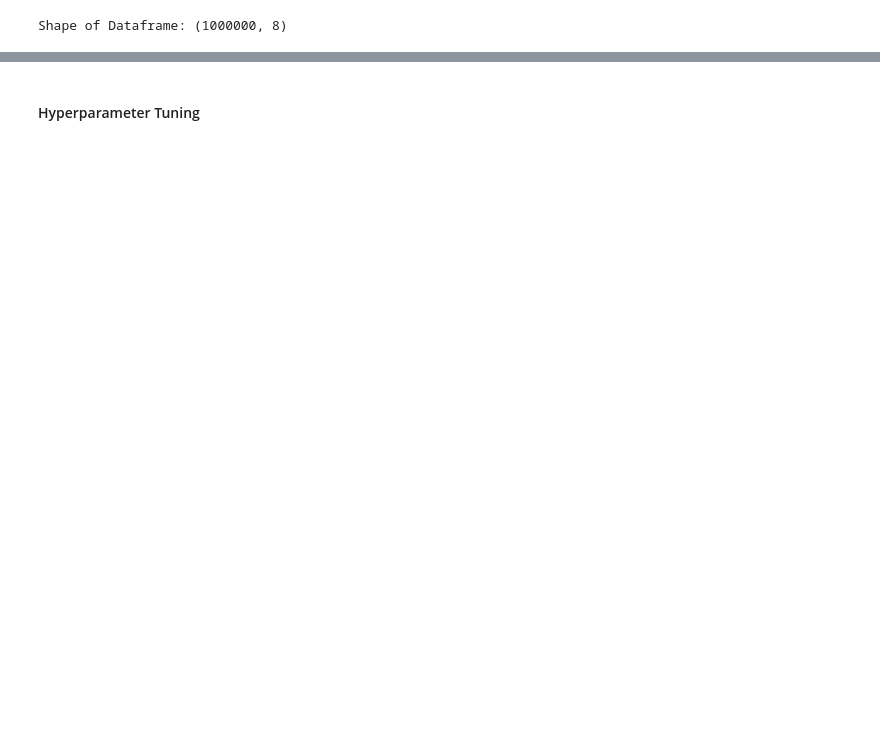
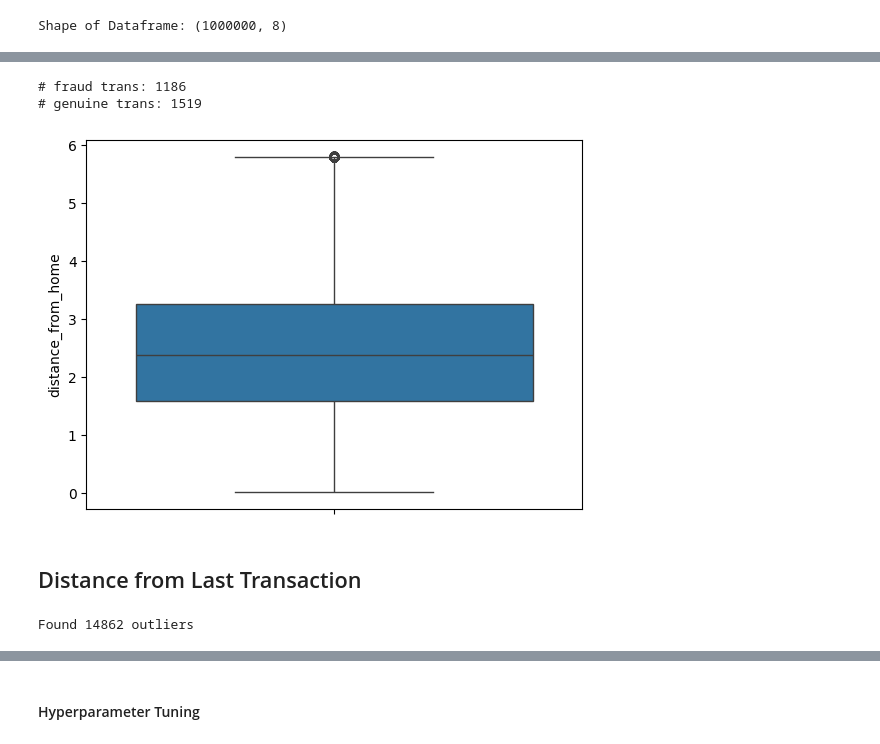
Before and after one commit to MadMoose02/COMP3608-Project, a Jupyter notebook: CreditCardFraud_Project.ipynb, the cells around one changed output, grey strips where cells are left out. Drawn from its saved outputs; the diff is of its cells as text; code cells hidden in the pictures; blank space fills up the shorter version.

```diff
--- a/CreditCardFraud_Project.ipynb
+++ b/CreditCardFraud_Project.ipynb
@@ -173,0 +165,4 @@ plot_attribute_graphs(df, attribute)
+# %%
+IQR = df['distance_from_home'].quantile(0.75) - df['distance_from_home'].quantile(0.25)
+print("IQR", " "*8, IQR.round(6))
+print(df['distance_from_home'].describe())
@@ -173,0 +180,35 @@ plot_attribute_graphs(df, attribute)
+# %%
+fraud_outliers = df[
+    (df['distance_from_home'] < df['distance_from_home'].quantile(0.25) - 1.5 * IQR) |
+    (df['distance_from_home'] > df['distance_from_home'].quantile(0.75) + 1.5 * IQR) &
+    (df['fraud'] == 1)
+]
+genuine_outliers = df[
+    (df['distance_from_home'] < df['distance_from_home'].quantile(0.25) - 1.5 * IQR) |
+    (df['distance_from_home'] > df['distance_from_home'].quantile(0.75) + 1.5 * IQR) &
+    (df['fraud'] == 0)
+]
+print("# fraud trans:", len(fraud_outliers))
+print("# genuine trans:", len(genuine_outliers))
+# %% [output]
+# fraud trans: 1186
+# genuine trans: 1519
+# %%
+# remove the outliers
+df = df[~df.isin(fraud_outliers)].dropna()
+df = df[~df.isin(genuine_outliers)].dropna()
+# %%
+plt.figure()
+sns.boxplot(data=df['distance_from_home'])
+plt.show()
+# %% [output]
+[figure, added]
+# %% [markdown]
+## Distance from Last Transaction
+# %%
+threshold = 3
+attribute = 'distance_from_last_transaction'
+generate_zscore(df, attribute, threshold)
+# plot_attribute_outlier_graphs(df, attribute)
+# %% [output]
+Found 14862 outliers
```
Also changed, not shown: parts of 118 cells of this notebook.
